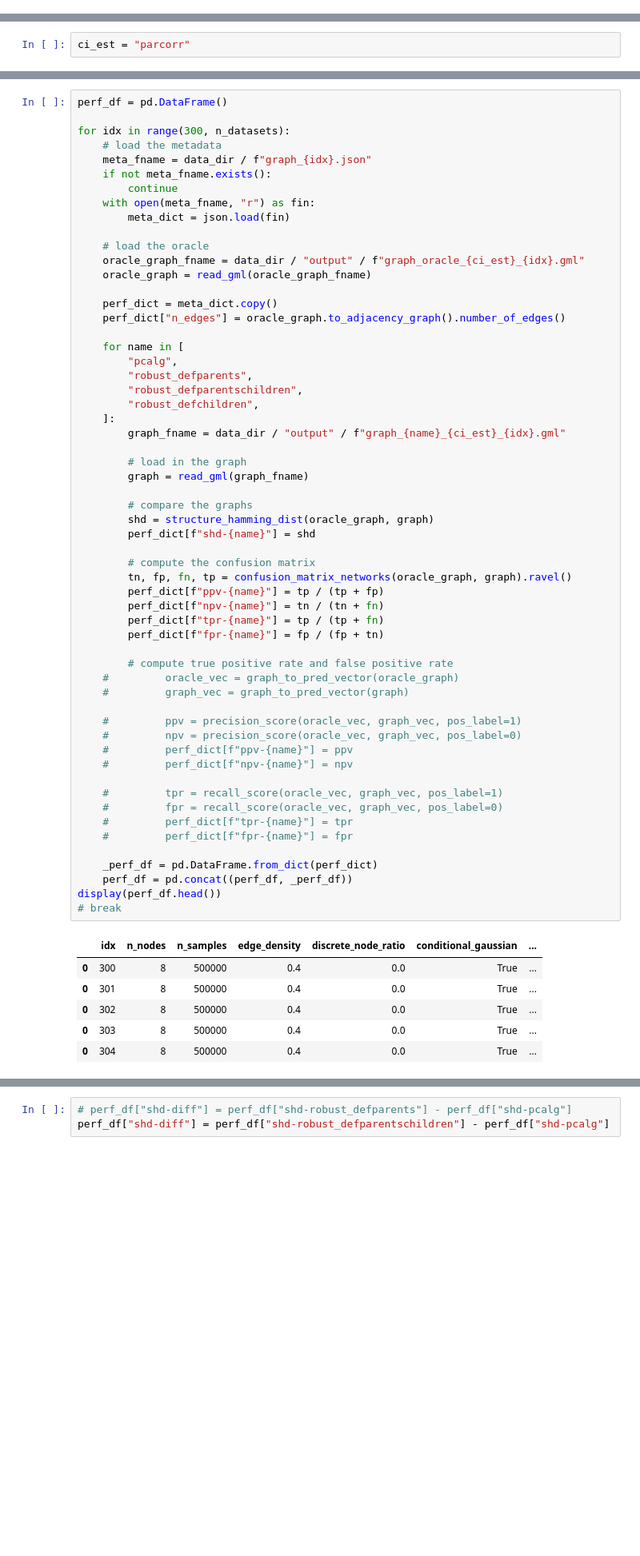
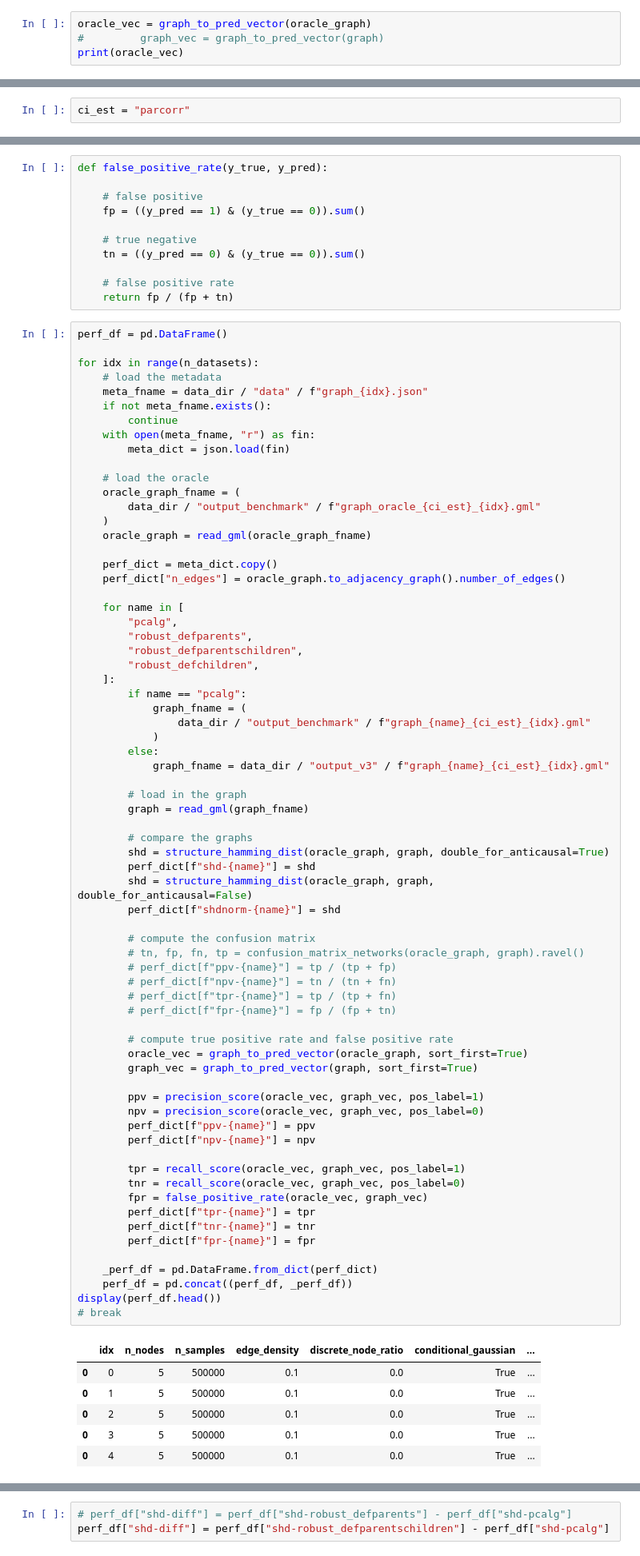
Before and after one commit to adam2392/causal-networkx, a Jupyter notebook: experiments/analyze_simulated_graphs.ipynb, the cells around one changed output, grey strips where cells are left out. Shown at 80% size. Drawn from its saved outputs; the diff is of its cells as text; blank space fills up the shorter version.

```diff
--- a/experiments/analyze_simulated_graphs.ipynb
+++ b/experiments/analyze_simulated_graphs.ipynb
@@ -192,3 +187,7 @@ print(true_graph.edges)
 For every graph, re-load in the graphs that were learned and compare against the benchmark: the Oracle setting.
 
 Use the confusion matrix and ROC_auc.
+# %%
+oracle_vec = graph_to_pred_vector(oracle_graph)
+#         graph_vec = graph_to_pred_vector(graph)
+print(oracle_vec)
@@ -205,65 +200,87 @@ print(confusion_matrix_networks(oracle_graph, graph).ravel())
+# %%
+def false_positive_rate(y_true, y_pred):
+
+    # false positive
+    fp = ((y_pred == 1) & (y_true == 0)).sum()
+
+    # true negative
+    tn = ((y_pred == 0) & (y_true == 0)).sum()
+
+    # false positive rate
+    return fp / (fp + tn)
 # %%
 perf_df = pd.DataFrame()
 
-for idx in range(300, n_datasets):
+for idx in range(n_datasets):
     # load the metadata
-    meta_fname = data_dir / f"graph_{idx}.json"
+    meta_fname = data_dir / "data" / f"graph_{idx}.json"
     if not meta_fname.exists():
         continue
     with open(meta_fname, "r") as fin:
         meta_dict = json.load(fin)
 
     # load the oracle
-    oracle_graph_fname = data_dir / "output" / f"graph_oracle_{ci_est}_{idx}.gml"
+    oracle_graph_fname = (
+        data_dir / "output_benchmark" / f"graph_oracle_{ci_est}_{idx}.gml"
+    )
     oracle_graph = read_gml(oracle_graph_fname)
 
     perf_dict = meta_dict.copy()
     perf_dict["n_edges"] = oracle_graph.to_adjacency_graph().number_of_edges()
 
     for name in [
         "pcalg",
         "robust_defparents",
         "robust_defparentschildren",
         "robust_defchildren",
     ]:
-        graph_fname = data_dir / "output" / f"graph_{name}_{ci_est}_{idx}.gml"
+        if name == "pcalg":
+            graph_fname = (
+                data_dir / "output_benchmark" / f"graph_{name}_{ci_est}_{idx}.gml"
+            )
+        else:
+            graph_fname = data_dir / "output_v3" / f"graph_{name}_{ci_est}_{idx}.gml"
 
         # load in the graph
         graph = read_gml(graph_fname)
 
         # compare the graphs
-        shd = structure_hamming_dist(oracle_graph, graph)
+        shd = structure_hamming_dist(oracle_graph, graph, double_for_anticausal=True)
         perf_dict[f"shd-{name}"] = shd
+        shd = structure_hamming_dist(oracle_graph, graph, double_for_anticausal=False)
+        perf_dict[f"shdnorm-{name}"] = shd
 
         # compute the confusion matrix
-        tn, fp, fn, tp = confusion_matrix_networks(oracle_graph, graph).ravel()
-        perf_dict[f"ppv-{name}"] = tp / (tp + fp)
-        perf_dict[f"npv-{name}"] = tn / (tn + fn)
-        perf_dict[f"tpr-{name}"] = tp / (tp + fn)
-        perf_dict[f"fpr-{name}"] = fp / (fp + tn)
+        # tn, fp, fn, tp = confusion_matrix_networks(oracle_graph, graph).ravel()
+        # perf_dict[f"ppv-{name}"] = tp / (tp + fp)
+        # perf_dict[f"npv-{name}"] = tn / (tn + fn)
+        # perf_dict[f"tpr-{name}"] = tp / (tp + fn)
+        # perf_dict[f"fpr-{name}"] = fp / (fp + tn)
 
         # compute true positive rate and false positive rate
-    #         oracle_vec = graph_to_pred_vector(oracle_graph)
-    #         graph_vec = graph_to_pred_vector(graph)
+        oracle_vec = graph_to_pred_vector(oracle_graph, sort_first=True)
+        graph_vec = graph_to_pred_vector(graph, sort_first=True)
 
-    #         ppv = precision_score(oracle_vec, graph_vec, pos_label=1)
-    #         npv = precision_score(oracle_vec, graph_vec, pos_label=0)
-    #         perf_dict[f"ppv-{name}"] = ppv
-    #         perf_dict[f"npv-{name}"] = npv
+        ppv = precision_score(oracle_vec, graph_vec, pos_label=1)
+        npv = precision_score(oracle_vec, graph_vec, pos_label=0)
+        perf_dict[f"ppv-{name}"] = ppv
+        perf_dict[f"npv-{name}"] = npv
 
-    #         tpr = recall_score(oracle_vec, graph_vec, pos_label=1)
-    #         fpr = recall_score(oracle_vec, graph_vec, pos_label=0)
-    #         perf_dict[f"tpr-{name}"] = tpr
-    #         perf_dict[f"fpr-{name}"] = fpr
+        tpr = recall_score(oracle_vec, graph_vec, pos_label=1)
+        tnr = recall_score(oracle_vec, graph_vec, pos_label=0)
+        fpr = false_positive_rate(oracle_vec, graph_vec)
+        perf_dict[f"tpr-{name}"] = tpr
+        perf_dict[f"tnr-{name}"] = tnr
+        perf_dict[f"fpr-{name}"] = fpr
 
     _perf_df = pd.DataFrame.from_dict(perf_dict)
     perf_df = pd.concat((perf_df, _perf_df))
 display(perf_df.head())
 # break
 # %% [output]
 |  | idx | n_nodes | n_samples | edge_density | discrete_node_ratio | conditional_gaussian | ... |
-| 0 | 300 | 8 | 500000 | 0.4 | 0.0 | True | ... |
-| 0 | 301 | 8 | 500000 | 0.4 | 0.0 | True | ... |
-| 0 | 302 | 8 | 500000 | 0.4 | 0.0 | True | ... |
-| 0 | 303 | 8 | 500000 | 0.4 | 0.0 | True | ... |
-| 0 | 304 | 8 | 500000 | 0.4 | 0.0 | True | ... |
+| 0 | 0 | 5 | 500000 | 0.1 | 0.0 | True | ... |
+| 0 | 1 | 5 | 500000 | 0.1 | 0.0 | True | ... |
+| 0 | 2 | 5 | 500000 | 0.1 | 0.0 | True | ... |
+| 0 | 3 | 5 | 500000 | 0.1 | 0.0 | True | ... |
+| 0 | 4 | 5 | 500000 | 0.1 | 0.0 | True | ... |
```
Also changed, not shown: parts of 16 cells of this notebook, 18 other files.
